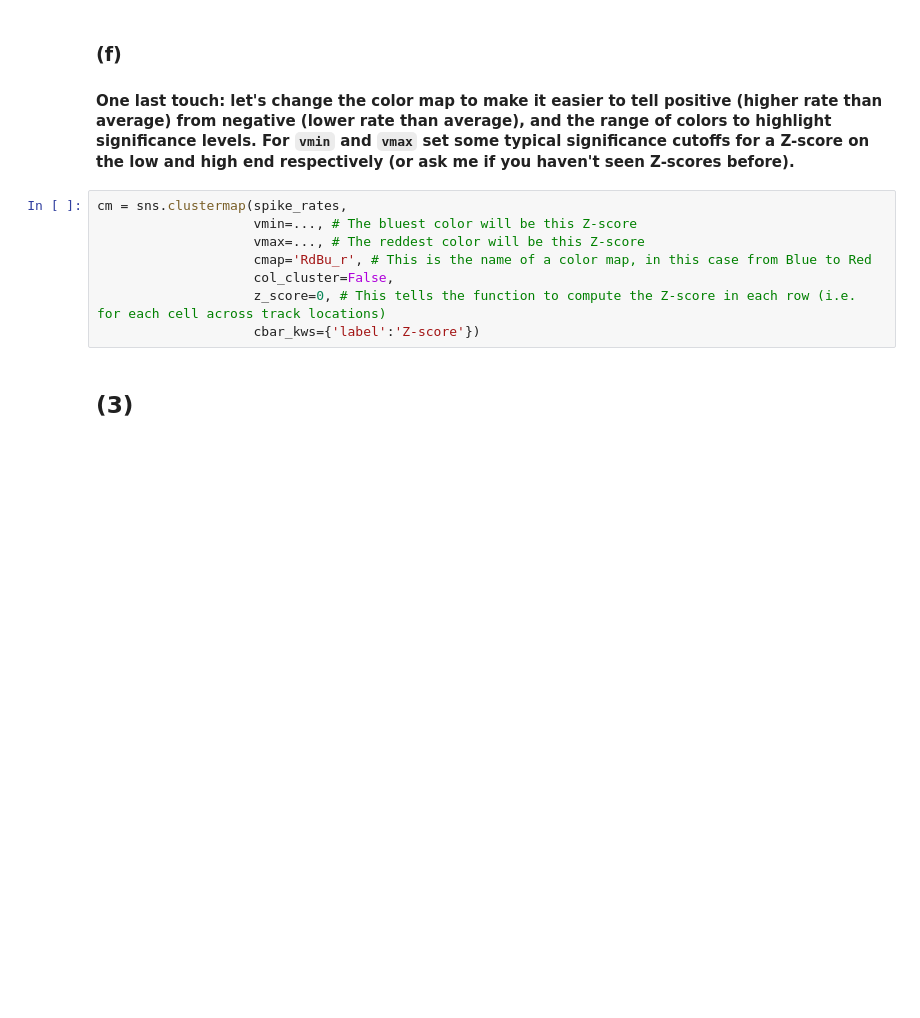
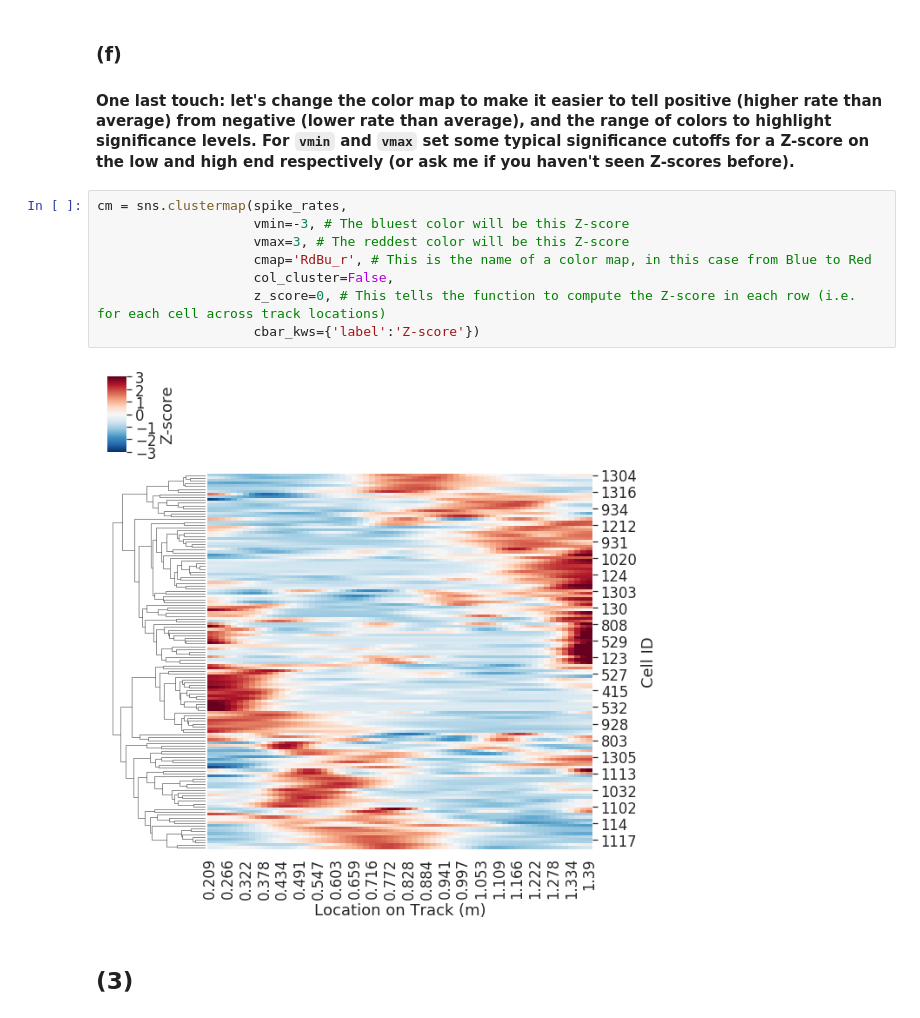
Before and after one commit to prakshalj0512/MAT494, a Jupyter notebook: Copy_of_neural_coding_exercises.ipynb, the cells around one changed output. Drawn from its saved outputs; the diff is of its cells as text; blank space fills up the shorter version.

```diff
--- a/Copy_of_neural_coding_exercises.ipynb
+++ b/Copy_of_neural_coding_exercises.ipynb
@@ -246,12 +239,14 @@ AttributeError: ignored
 #### One last touch: let's change the color map to make it easier to tell positive (higher rate than average) from negative (lower rate than average), and the range of colors to highlight significance levels.  For `vmin` and `vmax` set some typical significance cutoffs for a Z-score on the low and high end respectively (or ask me if you haven't seen Z-scores before).
 # %%
 cm = sns.clustermap(spike_rates,
-                    vmin=..., # The bluest color will be this Z-score
-                    vmax=..., # The reddest color will be this Z-score
+                    vmin=-3, # The bluest color will be this Z-score
+                    vmax=3, # The reddest color will be this Z-score
                     cmap='RdBu_r', # This is the name of a color map, in this case from Blue to Red
                     col_cluster=False,
                     z_score=0, # This tells the function to compute the Z-score in each row (i.e. for each cell across track locations)
                     cbar_kws={'label':'Z-score'})
+# %% [output]
+[figure, added]
 # %% [markdown]
 ## (3)
 # %% [markdown]
```
Also changed, not shown: parts of 21 cells of this notebook.
